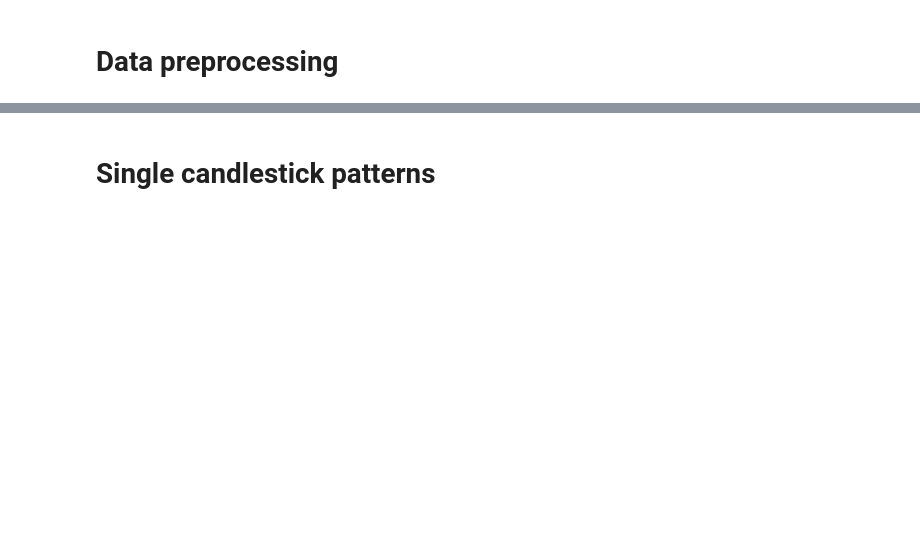
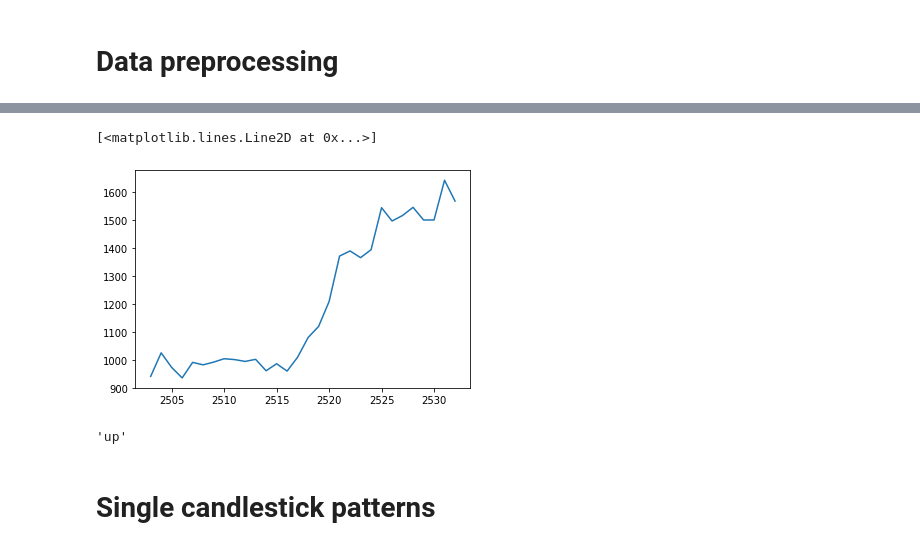
Before and after one commit to GaurangRaje/PatternRecognition, a Jupyter notebook: BasicPatternRecog.ipynb, the cells around one changed output, grey strips where cells are left out. Drawn from its saved outputs; the diff is of its cells as text; code cells hidden in the pictures; blank space fills up the shorter version.

Commit message:
Added prior trend detection class.

```diff
--- a/BasicPatternRecog.ipynb
+++ b/BasicPatternRecog.ipynb
@@ -11,12 +27,15 @@ import os
 # %% [markdown]
 # API key and ticker symbol
 # %%
-av_key = os.environ.get('av_key')
+av_key = 'HDHS7RJSLYNN07J7l'
+#os.environ.get('av_key')
 ticker = 'TSLA'
 # %% [markdown]
 # Importing the dataset
 # %%
 ts = TimeSeries(key=av_key, output_format = 'pandas')
-df, meta_data = ts.get_intraday(symbol=ticker, interval='1min', outputsize='full')
-print(df.head())
+df, meta_data = ts.get_daily(symbol=ticker, outputsize='full')
+df = df.reindex(index=df.index[::-1])
+df = df.reset_index()
+df.head()
 # %% [output]
@@ -45,0 +65,3 @@ None
+# %%
+df = df.drop('date', axis=1)
+df.head()
@@ -93,0 +114,5 @@ date
+# %%
+plt.plot(df['c'][-30:])
+# %% [output]
+[<matplotlib.lines.Line2D at 0x...>]
+[figure, added]
@@ -94,3 +132,7 @@ date
+# %%
+prior_trend(2533, df['c'], 30)
+# %% [output]
+'up'
 # %% [markdown]
 # Single candlestick patterns
 # %%
```
Also changed, not shown: parts of 10 cells of this notebook.
